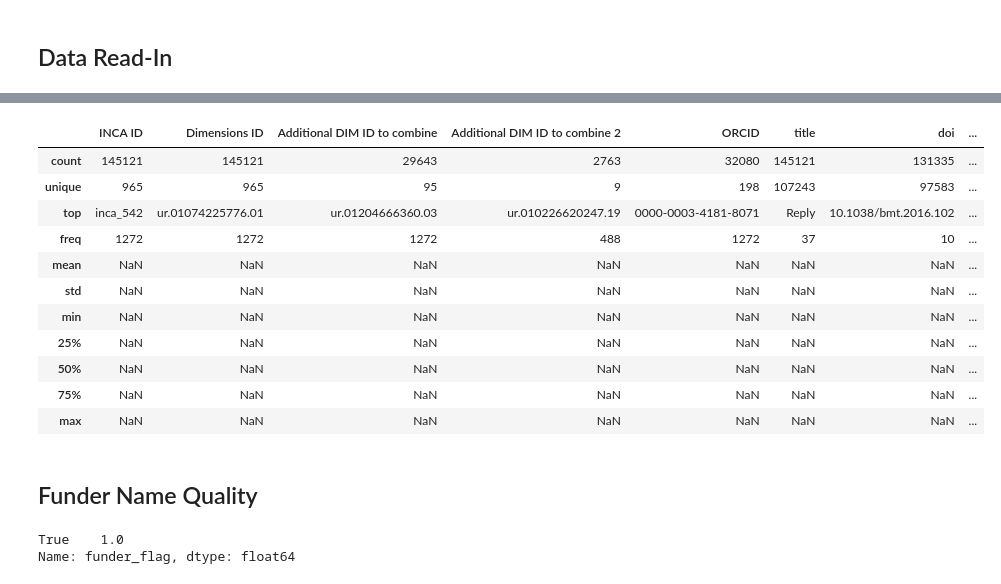
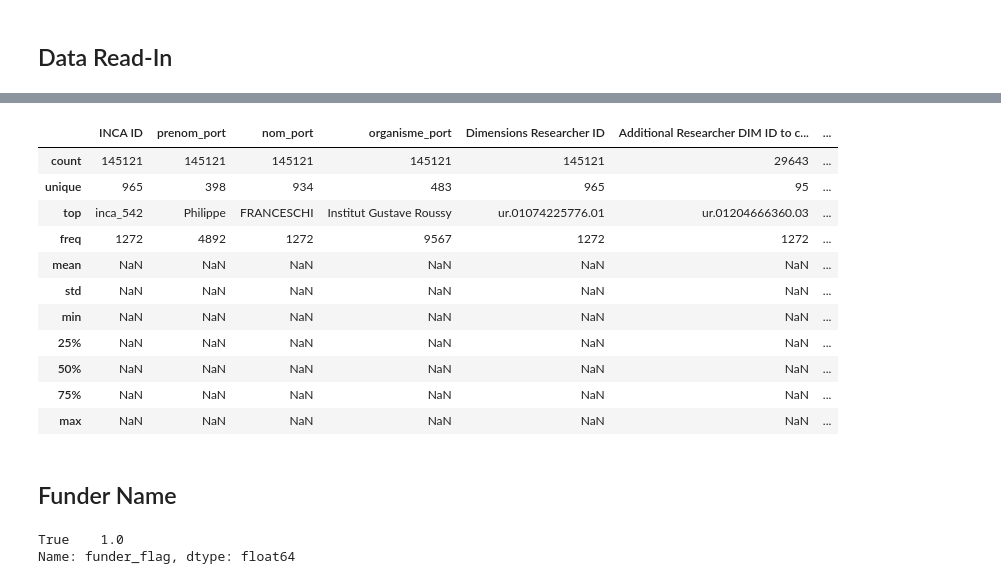
Before and after one commit to Coleridge-Initiative/helios, a Jupyter notebook: scripts/data_read_in.ipynb, the cells around one changed output, grey strips where cells are left out. Cells and saved outputs as stored; diff of their text form; code cells hidden in the pictures.

Commit message:
updates to read-in and API

```diff
--- a/scripts/data_read_in.ipynb
+++ b/scripts/data_read_in.ipynb
@@ -13,6 +13,6 @@ import unidecode
 # %% [markdown]
 ## Data Read-In
 # %%
-grants_details = pd.read_csv('../data/inca_grants_details.csv')
-pub_details = pd.read_csv('../data/inca_pub_details.csv', low_memory=False)
+grnt_dtl = pd.read_csv('../data/inca_grants_details.csv')
+pub_dtl = pd.read_csv('../data/inca_pub_details.csv', low_memory=False)
 # %%
@@ -27 +24,4 @@ pub_details = pub_details.drop_duplicates()
+# %%
+grnt_dtl = grnt_dtl.drop_duplicates()
+pub_dtl = pub_dtl.drop_duplicates()
 # %%
@@ -66,18 +60,18 @@ grants_details.describe(include = 'all')
 # %%
-pub_details.describe(include='all')
+pub_dtl.describe(include='all')
 # %% [output]
-|  | INCA ID | Dimensions ID | Additional DIM ID to combine | Additional DIM ID to combine 2 | ORCID | title | doi | ... |
-| count | 145121 | 145121 | 29643 | 2763 | 32080 | 145121 | 131335 | ... |
-| unique | 965 | 965 | 95 | 9 | 198 | 107243 | 97583 | ... |
-| top | inca_542 | ur.01074225776.01 | ur.01204666360.03 | ur.010226620247.19 | 0000-0003-4181-8071 | Reply | 10.1038/bmt.2016.102 | ... |
-| freq | 1272 | 1272 | 1272 | 488 | 1272 | 37 | 10 | ... |
-| mean | NaN | NaN | NaN | NaN | NaN | NaN | NaN | ... |
-| std | NaN | NaN | NaN | NaN | NaN | NaN | NaN | ... |
-| min | NaN | NaN | NaN | NaN | NaN | NaN | NaN | ... |
-| 25% | NaN | NaN | NaN | NaN | NaN | NaN | NaN | ... |
-| 50% | NaN | NaN | NaN | NaN | NaN | NaN | NaN | ... |
-| 75% | NaN | NaN | NaN | NaN | NaN | NaN | NaN | ... |
-| max | NaN | NaN | NaN | NaN | NaN | NaN | NaN | ... |
+|  | INCA ID | prenom_port | nom_port | organisme_port | Dimensions Researcher ID | Additional Researcher DIM ID to c... | ... |
+| count | 145121 | 145121 | 145121 | 145121 | 145121 | 29643 | ... |
+| unique | 965 | 398 | 934 | 483 | 965 | 95 | ... |
+| top | inca_542 | Philippe | FRANCESCHI | Institut Gustave Roussy | ur.01074225776.01 | ur.01204666360.03 | ... |
+| freq | 1272 | 4892 | 1272 | 9567 | 1272 | 1272 | ... |
+| mean | NaN | NaN | NaN | NaN | NaN | NaN | ... |
+| std | NaN | NaN | NaN | NaN | NaN | NaN | ... |
+| min | NaN | NaN | NaN | NaN | NaN | NaN | ... |
+| 25% | NaN | NaN | NaN | NaN | NaN | NaN | ... |
+| 50% | NaN | NaN | NaN | NaN | NaN | NaN | ... |
+| 75% | NaN | NaN | NaN | NaN | NaN | NaN | ... |
+| max | NaN | NaN | NaN | NaN | NaN | NaN | ... |
 # %% [markdown]
-## Funder Name Quality
+## Funder Name
 # %%
```
Also changed, not shown: parts of 48 cells of this notebook.
